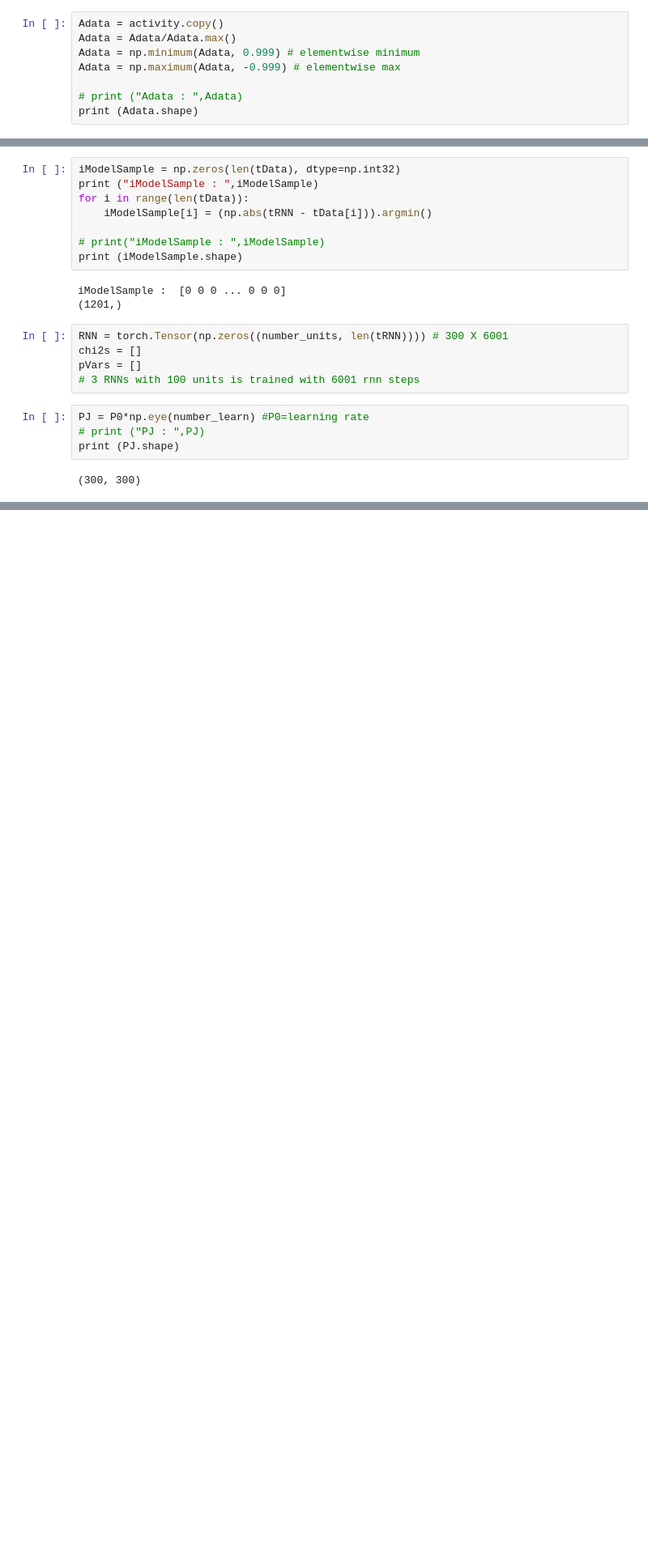
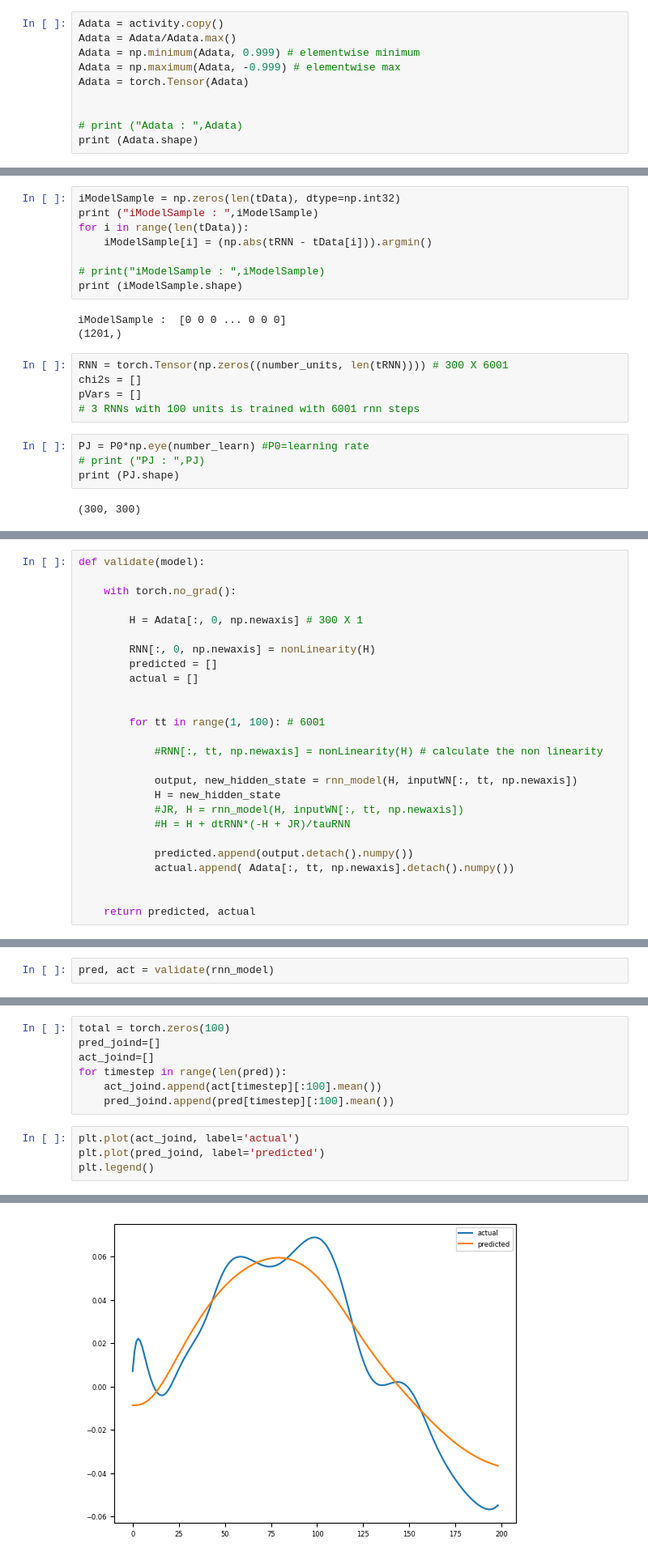
Before and after one commit to andrzeng/MAT6215finalproject, a Jupyter notebook: Copy_of_CURBD_V2.ipynb, the cells around one changed output, grey strips where cells are left out. Shown at 81% size. Saved outputs shown, nothing was run; the diff lists cells and outputs as text; blank space fills up the shorter version.

```diff
--- a/Copy_of_CURBD_V2.ipynb
+++ b/Copy_of_CURBD_V2.ipynb
@@ -147,6 +144,8 @@ Adata = activity.copy()
 Adata = Adata/Adata.max()
 Adata = np.minimum(Adata, 0.999) # elementwise minimum
 Adata = np.maximum(Adata, -0.999) # elementwise max
+Adata = torch.Tensor(Adata)
+
 
 # print ("Adata : ",Adata)
 print (Adata.shape)
@@ -279,0 +289,26 @@ for nRun in range(0, nRunTot):
+# %%
+def validate(model):
+
+    with torch.no_grad():
+
+        H = Adata[:, 0, np.newaxis] # 300 X 1
+
+        RNN[:, 0, np.newaxis] = nonLinearity(H)
+        predicted = []
+        actual = []
+
+
+        for tt in range(1, 100): # 6001
+
+            #RNN[:, tt, np.newaxis] = nonLinearity(H) # calculate the non linearity
+
+            output, new_hidden_state = rnn_model(H, inputWN[:, tt, np.newaxis])
+            H = new_hidden_state
+            #JR, H = rnn_model(H, inputWN[:, tt, np.newaxis])
+            #H = H + dtRNN*(-H + JR)/tauRNN
+
+            predicted.append(output.detach().numpy())
+            actual.append( Adata[:, tt, np.newaxis].detach().numpy())
+
+
+    return predicted, actual
@@ -279,0 +317,2 @@ for nRun in range(0, nRunTot):
+# %%
+pred, act = validate(rnn_model)
@@ -279,0 +329,12 @@ for nRun in range(0, nRunTot):
+# %%
+total = torch.zeros(100)
+pred_joind=[]
+act_joind=[]
+for timestep in range(len(pred)):
+    act_joind.append(act[timestep][:100].mean())
+    pred_joind.append(pred[timestep][:100].mean())
+# %%
+plt.plot(act_joind, label='actual')
+plt.plot(pred_joind, label='predicted')
+plt.legend()
+# %% [output]
@@ -279,0 +342 @@ for nRun in range(0, nRunTot):
+[figure, added]
```
Also changed, not shown: parts of 17 cells of this notebook, 2 other files.
